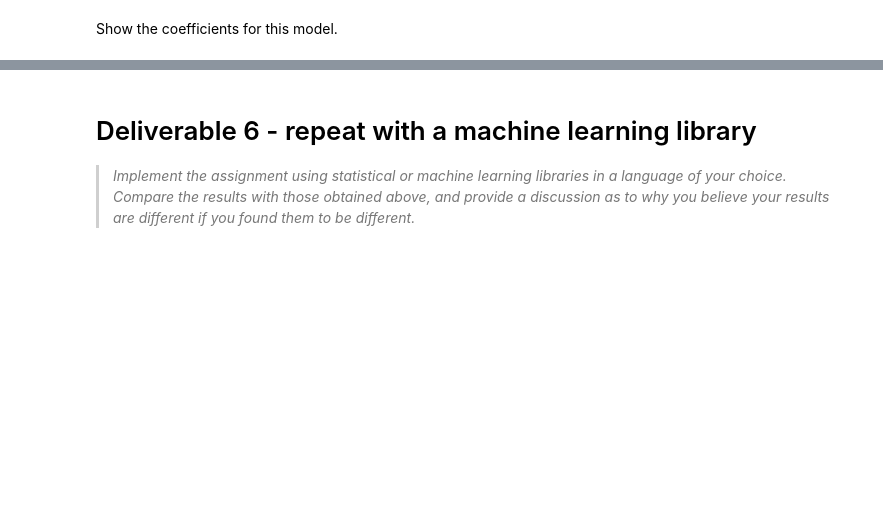
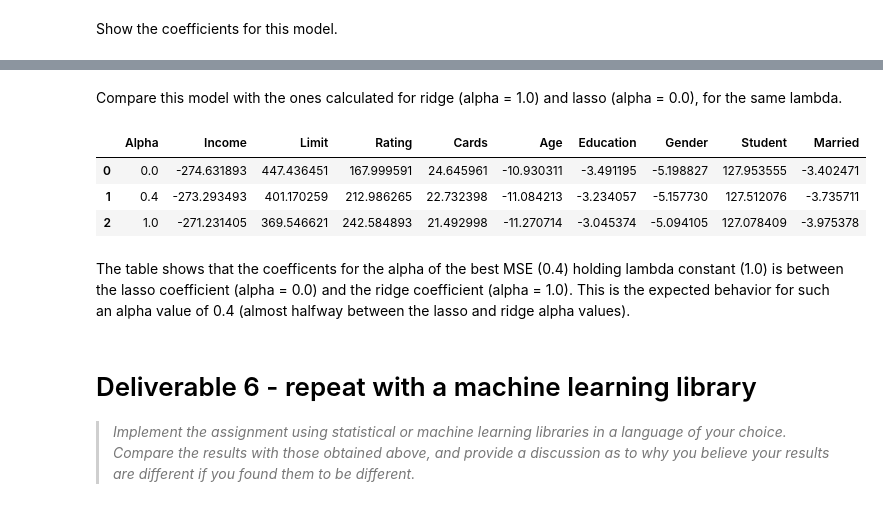
Before and after one commit to fau-masters-collected-works-cgarbin/regression-no-libraries, a Jupyter notebook: elastic_net_regression.ipynb, the cells around one changed output, grey strips where cells are left out. Cells and saved outputs as stored; diff of their text form; code cells hidden in the pictures; blank space fills up the shorter version.

Commit message:
Add elastic net deliveraable 5

```diff
--- a/elastic_net_regression.ipynb
+++ b/elastic_net_regression.ipynb
@@ -158,9 +160,11 @@ plot_mse(mse_df, 'Effect of alpha on MSE')
 # %%
 smallest_mse = mse_df.MSE.min()
 smallest_mse_record = mse_df[mse_df.MSE == smallest_mse]
+smallest_mse_lambda = smallest_mse_record.Lambda.iloc[0]
+smallest_mse_alpha = smallest_mse_record.Alpha.iloc[0]
 print(f'The smallest MSE is {smallest_mse:.2f}' +
-    f' with lambda {smallest_mse_record.Lambda.iloc[0]}' +
-    f' and alpha {smallest_mse_record.Alpha.iloc[0]}')
+    f' with lambda {smallest_mse_lambda}' +
+    f' and alpha {smallest_mse_alpha}')
 # %% [output]
 The smallest MSE is 10073.65 with lambda 1.0 and alpha 0.4
 # %% [markdown]
@@ -171,4 +175,4 @@ The smallest MSE is 10073.65 with lambda 1.0 and alpha 0.4
 Train a model with the lambda that resulted in the smallest MSE.
 # %%
 x, y = read_dataset()
-betas4 = elastic_net.fit(x, y, lr=LR, lmbda=smallest_mse_lambda, iterations=100_000)
+betas4 = elastic_net.fit(x, y, lmbda=smallest_mse_lambda, alpha=smallest_mse_alpha, iterations=1_000)
@@ -182,3 +194,26 @@ for feature, beta in zip(FEATURE_NAMES, betas4.flatten()):
+# %% [markdown]
+Compare this model with the ones calculated for ridge (alpha = 1.0) and lasso (alpha = 0.0), for the same lambda.
+# %%
+# Betas for alpha = 0.0 (lasso) and lpaha = 1.0 (ridge)
+betas_ridge = [b for b in all_betas if b[1] == smallest_mse_lambda and b[0] == 1.0][0]
+betas_lasso = [b for b in all_betas if b[1] == smallest_mse_lambda and b[0] == 0.0][0]
+# Combine into on DataFrame, together with the best SME betas
+df4 = pd.DataFrame([[betas_lasso[0], betas_lasso[2].flatten()],
+                    [smallest_mse_alpha, betas4.flatten()],
+                    [betas_ridge[0], betas_ridge[2].flatten()]],
+                   columns=['Alpha','Coefficients'])
+# Expand the betas into individual feature columns
+df4[FEATURE_NAMES] = pd.DataFrame(df4.Coefficients.to_list())
+# Dropped the duplicated coefficient columns, now that it was expanded
+df4.drop(columns=['Coefficients'], inplace=True)
+df4
+# %% [output]
+|  | Alpha | Income | Limit | Rating | Cards | Age | Education | Gender | Student | Married |
+| 0 | 0.0 | -274.631893 | 447.436451 | 167.999591 | 24.645961 | -10.930311 | -3.491195 | -5.198827 | 127.953555 | -3.402471 |
+| 1 | 0.4 | -273.293493 | 401.170259 | 212.986265 | 22.732398 | -11.084213 | -3.234057 | -5.157730 | 127.512076 | -3.735711 |
+| 2 | 1.0 | -271.231405 | 369.546621 | 242.584893 | 21.492998 | -11.270714 | -3.045374 | -5.094105 | 127.078409 | -3.975378 |
+# %% [markdown]
+The table shows that the coefficents for the alpha of the best MSE (0.4) holding lambda constant (1.0) is between the lasso coefficient (alpha = 0.0) and the ridge coefficient (alpha = 1.0). This is the expected behavior for such an alpha value of 0.4 (almost halfway between the lasso and ridge alpha values).
 # %% [markdown]
 # Deliverable 6 - repeat with a machine learning library
 
```
Also changed, not shown: parts of 5 cells of this notebook.
